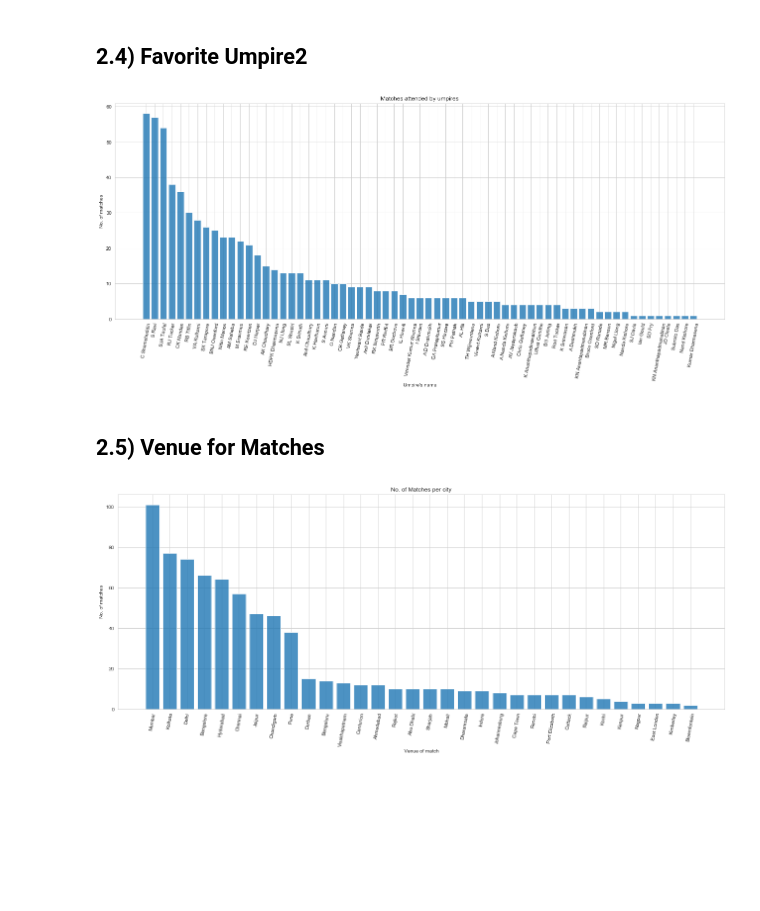
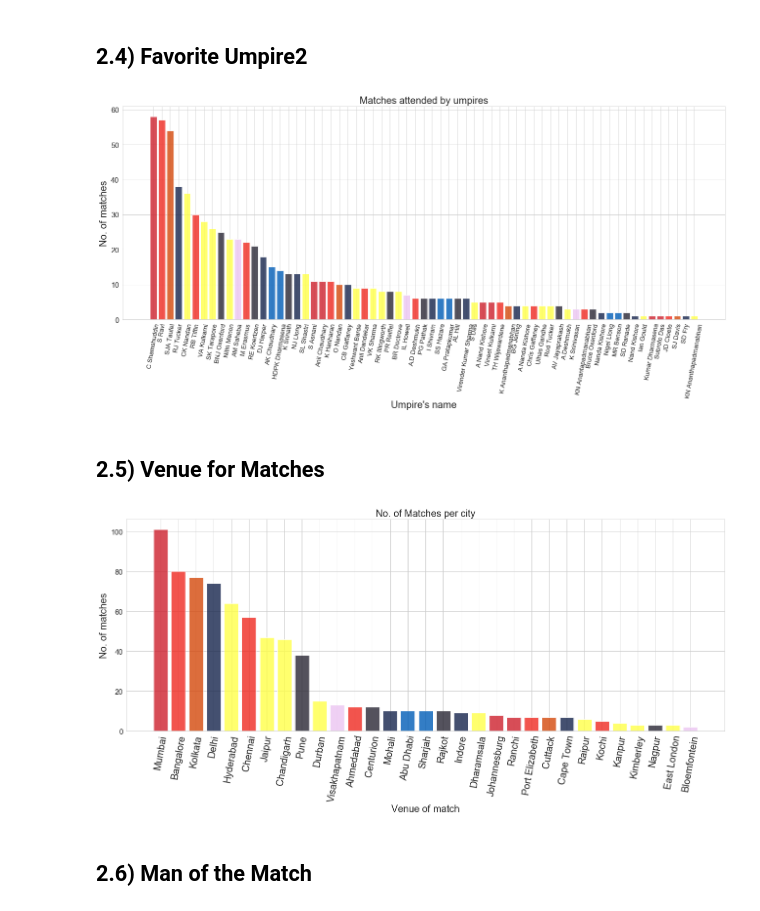
Before and after one commit to AmanAswal/Data-Analysis, a Jupyter notebook: IPL/main.ipynb, the cells around one changed output. Cells and saved outputs as stored; diff of their text form; code cells hidden in the pictures; blank space fills up the shorter version.

```diff
--- a/IPL/main.ipynb
+++ b/IPL/main.ipynb
@@ -5,6 +5,8 @@ import matplotlib.pyplot as plt
 import seaborn as sns
 %matplotlib inline
 
+sns.set_style('whitegrid')
+
 import missingno as msno
 # %%
 df = pd.read_csv('matches.csv', index_col='date', parse_dates=['date'])
@@ -59,0 +89,3 @@ plt.show()
+# %%
+df.loc[df['team1'] ==  'Rising Pune Supergiants', 'team1'] = 'Rising Pune Supergiant'
+df.loc[df['team2'] ==  'Rising Pune Supergiants','team2'] = 'Rising Pune Supergiant'
@@ -59,0 +106,2 @@ plt.show()
+# %%
+df.loc[df['city']=='Bengaluru', 'city']='Bangalore'
@@ -126,14 +181,18 @@ ump2 = pd.DataFrame(df['umpire2'].value_counts())
 ump2['name']=ump2.index
 # %%
 plt.figure(figsize=(22,8))
-plt.bar(ump2['name'], ump2['umpire2'], alpha=0.8)
-plt.xticks(rotation=80)
-plt.title('Matches attended by umpires')
-plt.ylabel('No. of matches')
-plt.xlabel("Umpire's name")
+plt.bar(ump2['name'], ump2['umpire2'],color=['#CD202D','#EF2920','#D4480B','#15244C','#FFFF48','#EF2920',
+               '#FFFF48','#FFFF48','#292734','#FFFF48','#ECC5F2','#EF2920',
+               '#292734','#15244C','#005DB7','#005DB7','#292734','#15244C',
+               '#FFFF48','#CD202D'], alpha=0.8)
+plt.xticks(rotation=80, fontsize=13)
+plt.title('Matches attended by umpires', fontsize=20)
+plt.ylabel('No. of matches', fontsize=20)
+plt.xlabel("Umpire's name", fontsize=20)
+plt.yticks(fontsize=15)
 plt.show()
 # %% [output]
-[figure, old version]
+[figure, new version]
 # %% [markdown]
 ## 2.5) Venue for Matches
 # %%
@@ -141,11 +200,17 @@ cities = pd.DataFrame(df['city'].value_counts())
 cities['name'] = cities.index
 # %%
 plt.figure(figsize=(22,8))
-plt.bar(cities['name'], cities['city'], alpha=0.8)
-plt.xticks(rotation=80)
-plt.title('No. of Matches per city')
-plt.ylabel('No. of matches')
-plt.xlabel("Venue of match")
+plt.bar(cities['name'], cities['city'],color=['#CD202D','#EF2920','#D4480B','#15244C','#FFFF48','#EF2920',
+               '#FFFF48','#FFFF48','#292734','#FFFF48','#ECC5F2','#EF2920',
+               '#292734','#15244C','#005DB7','#005DB7','#292734','#15244C',
+               '#FFFF48','#CD202D'], alpha=0.8)
+plt.xticks(rotation=80, fontsize=20)
+plt.title('No. of Matches per city', fontsize=20)
+plt.ylabel('No. of matches', fontsize=20)
+plt.xlabel("Venue of match", fontsize=20)
+plt.yticks(fontsize=15)
 plt.show()
 # %% [output]
-[figure, old version]
+[figure, new version]
+# %% [markdown]
+## 2.6) Man of the Match
```
Also changed, not shown: parts of 23 cells of this notebook.
